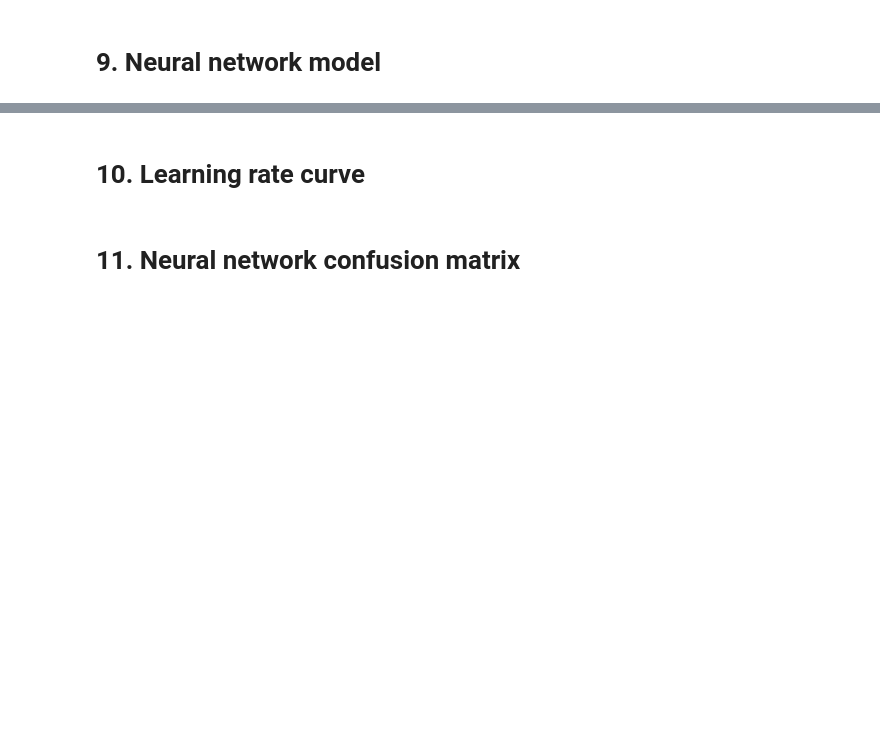
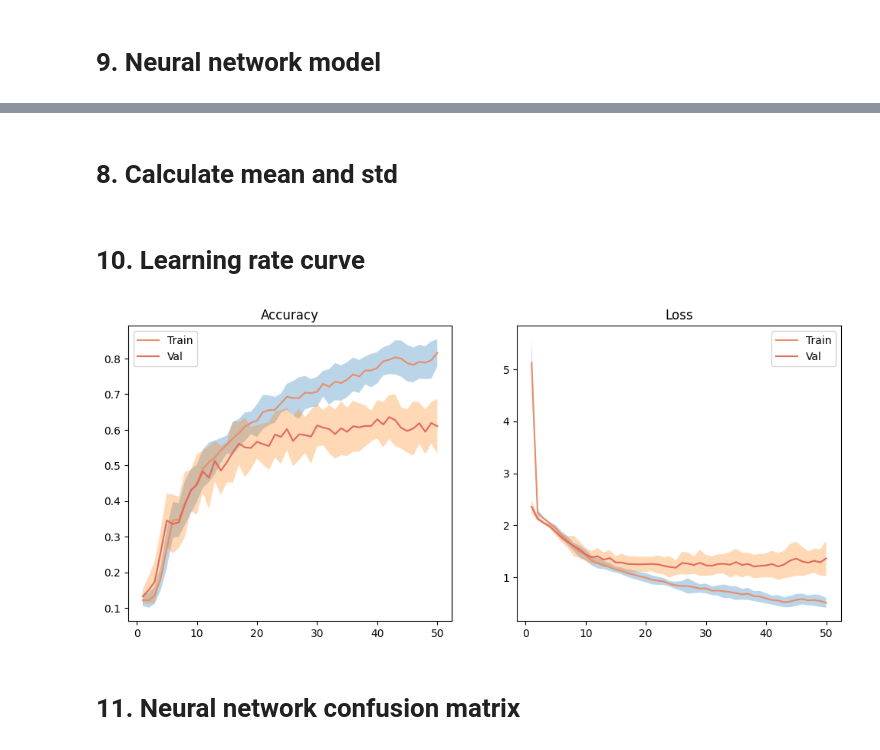
Before and after one commit to NikolaJanik/Polish_poetry_classification_with_transformers, a Jupyter notebook: ML_and_NN_classifier.ipynb, the cells around one changed output, grey strips where cells are left out. Drawn from its saved outputs; the diff is of its cells as text; code cells hidden in the pictures; blank space fills up the shorter version.

```diff
--- a/ML_and_NN_classifier.ipynb
+++ b/ML_and_NN_classifier.ipynb
@@ -69,3 +85,5 @@ df_embedded = df_embedded.sample(frac=1).reset_index(drop=Tru
+# %%
+X_all, y_all = make_embedding(df_raw, herbert)
 # %% [markdown]
 # 7. Prepare X and y sets
 # %%
@@ -130,0 +162,7 @@ history = model_NN.fit(
+# %%
+train_loss_all = np.zeros((epochs, n_realizations))
+val_loss_all = np.zeros((epochs, n_realizations))
+train_acc_all = np.zeros((epochs, n_realizations))
+val_acc_all = np.zeros((epochs, n_realizations))
+cm_all = np.zeros((num_classes, num_classes, n_realizations))
+scores_all = []
@@ -131,2 +214,18 @@ history = model_NN.fit(
+# %% [markdown]
+# 8. Calculate mean and std
+# %%
+train_loss_mean = train_loss_all.mean(axis=1)
+val_loss_mean = val_loss_all.mean(axis=1)
+train_acc_mean = train_acc_all.mean(axis=1)
+val_acc_mean = val_acc_all.mean(axis=1)
+
+train_loss_std = train_loss_all.std(axis=1)
+val_loss_std = val_loss_all.std(axis=1)
+train_acc_std = train_acc_all.std(axis=1)
+val_acc_std = val_acc_all.std(axis=1)
+
+cm_mean = cm_all.mean(axis=2)
+cm_std = cm_all.std(axis=2)
+score_avg = np.mean(scores_all)
 # %% [markdown]
 # 10. Learning rate curve
@@ -150,2 +232,26 @@ plot_learning_curve(history)
+# %%
+epoch_vec = np.arange(1, epochs+1)
+clrs = sns.color_palette("flare")
+
+fig, ax = plt.subplots(1, 2, figsize=(12, 5))
+# Accuracy
+ax[0].plot(epoch_vec, train_acc_mean, label='Train', color=clrs[0])
+ax[0].fill_between(epoch_vec, train_acc_mean-train_acc_std, train_acc_mean+train_acc_std, alpha=0.3)
+ax[0].plot(epoch_vec, val_acc_mean, label='Val', color=clrs[1])
+ax[0].fill_between(epoch_vec, val_acc_mean-val_acc_std, val_acc_mean+val_acc_std, alpha=0.3)
+ax[0].set_title("Accuracy")
+ax[0].legend()
+
+# Loss
+ax[1].plot(epoch_vec, train_loss_mean, label='Train', color=clrs[0])
+ax[1].fill_between(epoch_vec, train_loss_mean-train_loss_std, train_loss_mean+train_loss_std, alpha=0.3)
+ax[1].plot(epoch_vec, val_loss_mean, label='Val', color=clrs[1])
+ax[1].fill_between(epoch_vec, val_loss_mean-val_loss_std, val_loss_mean+val_loss_std, alpha=0.3)
+ax[1].set_title("Loss")
+ax[1].legend()
+
+plt.show()
+# %% [output]
+[figure, added]
 # %% [markdown]
 # 11. Neural network confusion matrix
```
Also changed, not shown: parts of 14 cells of this notebook.
